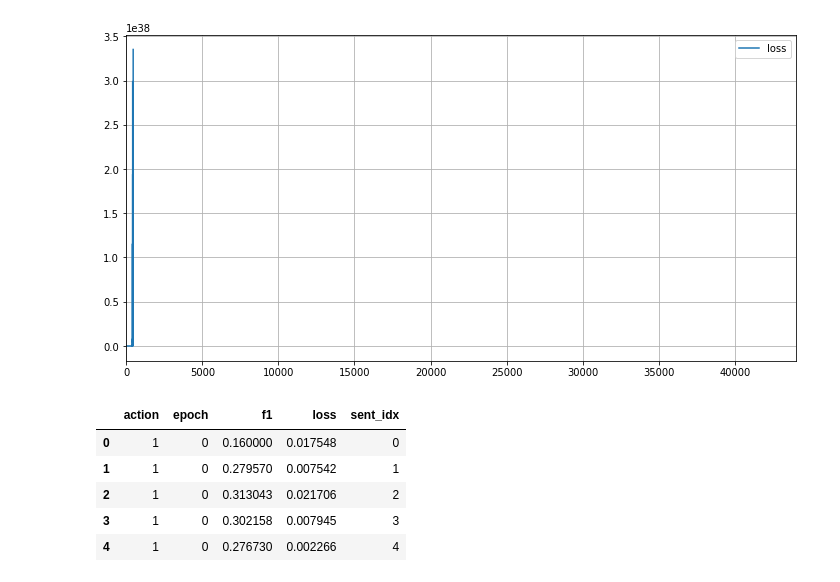
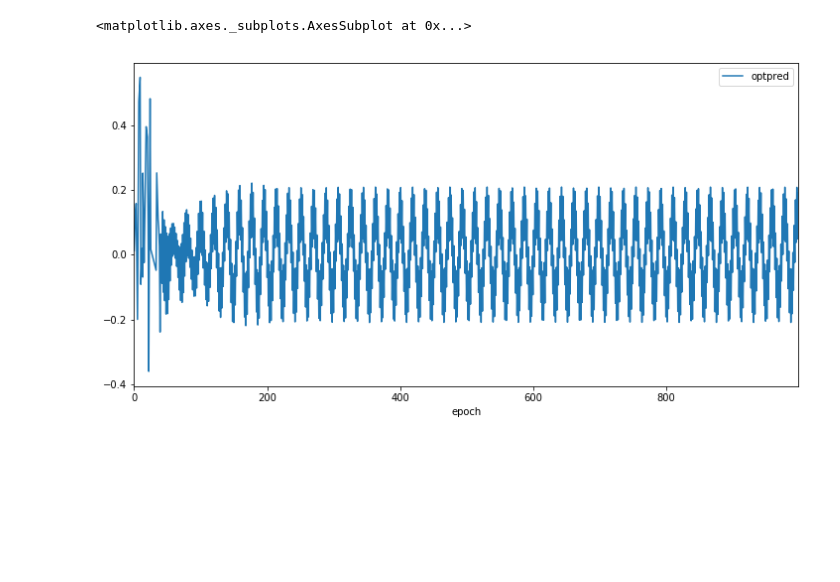
Before and after one commit to franciscojavierarceo/DQN-Event-Summarization, a Jupyter notebook: SIF/summarization/DQN SIF Embedding.ipynb, the cells around one changed output. Drawn from its saved outputs; the diff is of its cells as text; code cells hidden in the pictures; blank space fills up the shorter version.

```diff
--- a/SIF/summarization/DQN SIF Embedding.ipynb
+++ b/SIF/summarization/DQN SIF Embedding.ipynb
@@ -64,39 +64,41 @@ ts_tokenized = Counter(true_summary.split(" "))
 
 nepochs = 1000
 emb_d = 300
+input_dim = 600
+
 outputdim = 2
 rand_rate = 0.50
+decay_rate = 0.025
 
 lrate = 0.01
 momentum_rate = 0.8
-decay_rate = 0.025
-
-model = BoWRegressor(emb_d, outputdim)
-model.zero_grad()
 
 criterion = nn.MSELoss()
+nsentences = sdf.index.max()
 # %%
-optimizer = optim.SGD(model.parameters(), lr=lrate, momentum=momentum_rate)
-nsentences = sdf.index.max()
+model = BoWRegressor(input_dim, outputdim)
+model.zero_grad()
 
-lossf = {'loss': [], 'sent_idx': [], 'epoch': [], 'action': [], 'f1': []}
+# swap to ADAM
+optimizer = optim.Adam(model.parameters(), lr=lrate)
 
+lossf = {'loss': [], 'sent_idx': [], 'epoch': [], 'action': [], 'f1': [], 'optpred': [], 'rouge_delta':[]}
 for epoch in range(nepochs):
-    model.zero_grad()
-
     # reset embeddings and summary at the start of training
+    f1_t0 = 0.
+    curr_summary = ''
     predsummary_emb = torch.from_numpy(np.zeros((1, emb_d))).float()
-    curr_summary = ''
-    f1_t0 = 0.
 
     for sent_index in range(nsentences):
+        model.zero_grad()
+
         # The embeddings start on the 5th column (index 4)
-        train_xs = torch.FloatTensor(sdf[sdf.columns[4:]].values[sent_index,:].reshape(1, emb_d))
+        sent_emb = torch.FloatTensor(sdf[sdf.columns[4:]].values[sent_index, :].reshape(1, emb_d))
+        train_xs = torch.cat([sent_emb, predsummary_emb], dim=1)
         train_ys = torch.from_numpy(np.asarray([0]).reshape(1, 1)).float()
         action = torch.from_numpy(np.asarray([0, 0]).reshape(1,2)).int()
 
         rouge_preds = model(autograd.Variable(train_xs))
-
         qMax, qIndx = rouge_preds.max(dim=1)
 
         if np.random.uniform() > rand_rate and rand_rate > 0:
@@ -107,16 +109,23 @@ for epoch in range(nepochs):
         action[:, abs(qIndx.data[0] - 1)] = 0
 
         # building the summary and capturing the embedding
+        # without a history model doesn't make a lot of sense
+        # not clear what's happening...
+        # concatenate summary embedding to input or try separate joining layer like before
+        # Worth looking at rougue of each sentence...calculate f1 for each sentence to find out
+            # might help figure out what's going on...
         predsummary_emb, curr_summary = buildPredSummary(
                                              sdf,
                                              curr_summary,
-                                             train_xs,
+                                             sent_emb,
                                              predsummary_emb,
                                              action,
                                              SELECT,
                                              sent_index
                                         )
+
         recall, prec, f1 = rougeScores(ts_tokenized, Counter(curr_summary.split(" ")))
+
         # Backward part
         predQonActions = torch.masked_select(rouge_preds, autograd.Variable(action.byte()))
         rouge_delta = f1 - f1_t0
@@ -134,6 +143,8 @@ for epoch in range(nepochs):
         lossf['epoch'].append(epoch)
         lossf['action'].append(qIndx.data[0])
         lossf['f1'].append(f1)
+        lossf['optpred'].append(predQonActions.data[0])
+        lossf['rouge_delta'].append(rouge_delta)
 
         # Storing last round
         f1_t0 = f1 - f1_t0
@@ -141,0 +155,2 @@ for epoch in range(nepochs):
+# %%
+perf = pd.DataFrame(lossf)
@@ -141,0 +162,5 @@ for epoch in range(nepochs):
+# %%
+perf[(perf['sent_idx'] == perf['sent_idx'].max() & (perf['action']==1))].plot(x='epoch', y='optpred', figsize=(12, 6))
+# %% [output]
+<matplotlib.axes._subplots.AxesSubplot at 0x...>
+[figure, added]
@@ -142,20 +175,9 @@ for epoch in range(nepochs):
 # %%
 perf = pd.DataFrame(lossf)
 
-perf.plot(y='loss', figsize=(12, 6))
+perf[perf['sent_idx'] == perf['sent_idx'].max()].plot(y='loss', figsize=(12, 6))
 plt.grid()
 plt.show()
-# %% [output]
-[figure, removed]
-# %%
-perf.head()
-# %% [output]
-|  | action | epoch | f1 | loss | sent_idx |
-| 0 | 1 | 0 | 0.160000 | 0.017548 | 0 |
-| 1 | 1 | 0 | 0.279570 | 0.007542 | 1 |
-| 2 | 1 | 0 | 0.313043 | 0.021706 | 2 |
-| 3 | 1 | 0 | 0.302158 | 0.007945 | 3 |
-| 4 | 1 | 0 | 0.276730 | 0.002266 | 4 |
 # %%
 perf[perf['sent_idx'] == perf['sent_idx'].max()].plot(y='f1', figsize=(12, 6))
 plt.grid()
```
Also changed, not shown: parts of 10 cells of this notebook.
